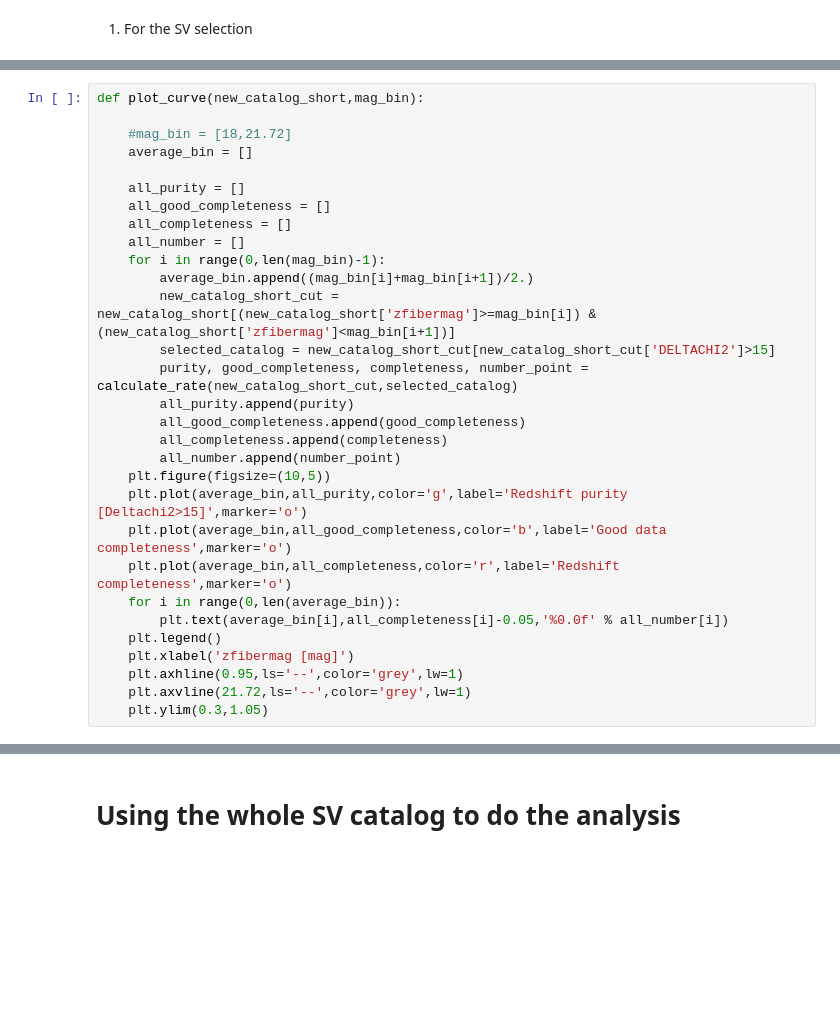
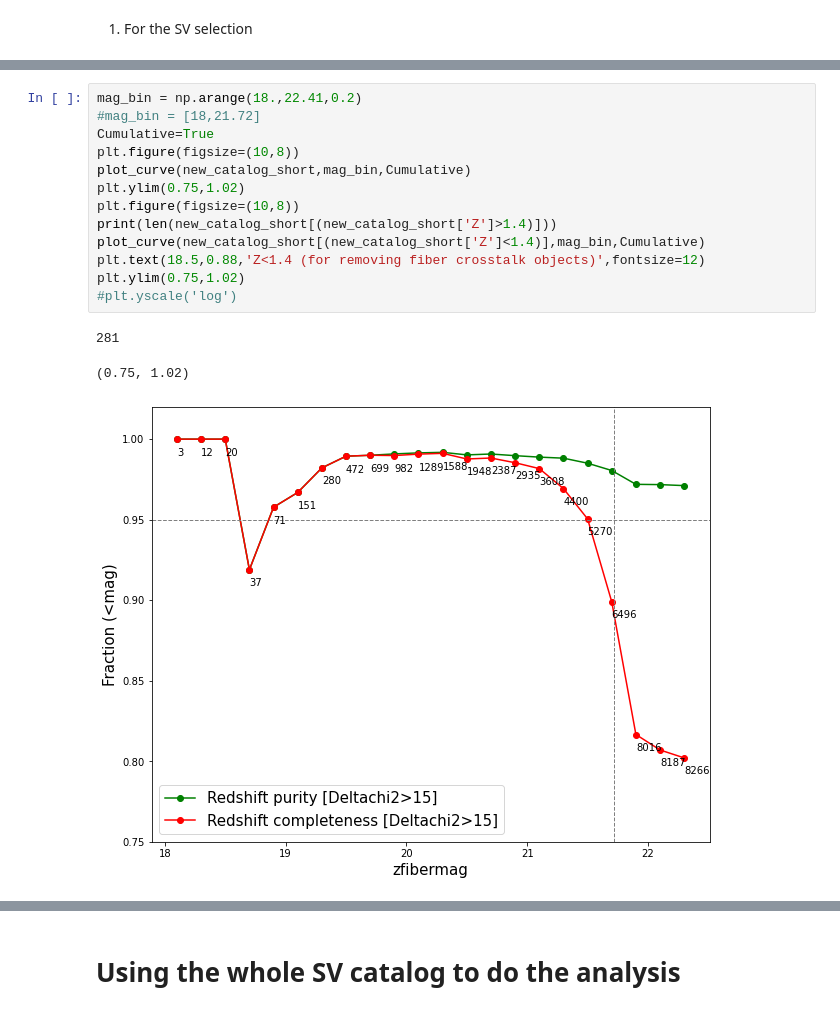
Before and after one commit to astro-blue/DESI_VI, a Jupyter notebook: Performance_assessment/LRG_main_survey_performance_assessment.ipynb, the cells around one changed output, grey strips where cells are left out. Cells and saved outputs as stored; diff of their text form; blank space fills up the shorter version.

```diff
--- a/Performance_assessment/LRG_main_survey_performance_assessment.ipynb
+++ b/Performance_assessment/LRG_main_survey_performance_assessment.ipynb
@@ -78,30 +197,0 @@ Number of unique targetid: 3394
-# %%
-def plot_curve(new_catalog_short,mag_bin):
-
-    #mag_bin = [18,21.72]
-    average_bin = []
-
-    all_purity = []
-    all_good_completeness = []
-    all_completeness = []
-    all_number = []
-    for i in range(0,len(mag_bin)-1):
-        average_bin.append((mag_bin[i]+mag_bin[i+1])/2.)
-        new_catalog_short_cut = new_catalog_short[(new_catalog_short['zfibermag']>=mag_bin[i]) & (new_catalog_short['zfibermag']<mag_bin[i+1])]
-        selected_catalog = new_catalog_short_cut[new_catalog_short_cut['DELTACHI2']>15]
-        purity, good_completeness, completeness, number_point = calculate_rate(new_catalog_short_cut,selected_catalog)
-        all_purity.append(purity)
-        all_good_completeness.append(good_completeness)
-        all_completeness.append(completeness)
-        all_number.append(number_point)
-    plt.figure(figsize=(10,5))
-    plt.plot(average_bin,all_purity,color='g',label='Redshift purity [Deltachi2>15]',marker='o')
-    plt.plot(average_bin,all_good_completeness,color='b',label='Good data completeness',marker='o')
-    plt.plot(average_bin,all_completeness,color='r',label='Redshift completeness',marker='o')
-    for i in range(0,len(average_bin)):
-        plt.text(average_bin[i],all_completeness[i]-0.05,'%0.0f' % all_number[i])
-    plt.legend()
-    plt.xlabel('zfibermag [mag]')
-    plt.axhline(0.95,ls='--',color='grey',lw=1)
-    plt.axvline(21.72,ls='--',color='grey',lw=1)
-    plt.ylim(0.3,1.05)
@@ -154,0 +279,17 @@ Text(18.5, 0.5, 'Z<1.4')
+# %%
+mag_bin = np.arange(18.,22.41,0.2)
+#mag_bin = [18,21.72]
+Cumulative=True
+plt.figure(figsize=(10,8))
+plot_curve(new_catalog_short,mag_bin,Cumulative)
+plt.ylim(0.75,1.02)
+plt.figure(figsize=(10,8))
+print(len(new_catalog_short[(new_catalog_short['Z']>1.4)]))
+plot_curve(new_catalog_short[(new_catalog_short['Z']<1.4)],mag_bin,Cumulative)
+plt.text(18.5,0.88,'Z<1.4 (for removing fiber crosstalk objects)',fontsize=12)
+plt.ylim(0.75,1.02)
+#plt.yscale('log')
+# %% [output]
+281
+(0.75, 1.02)
+[figure, added]
```
Also changed, not shown: parts of 29 cells of this notebook.
